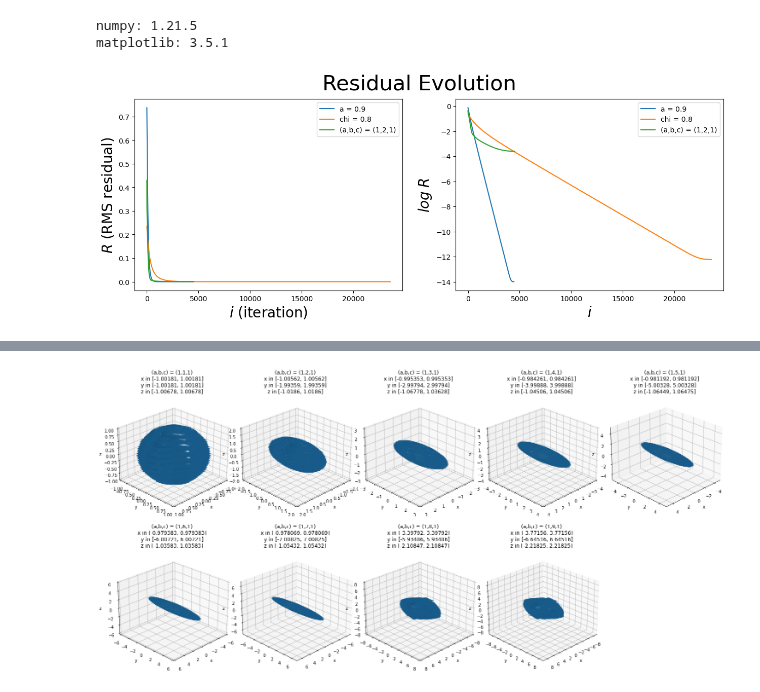
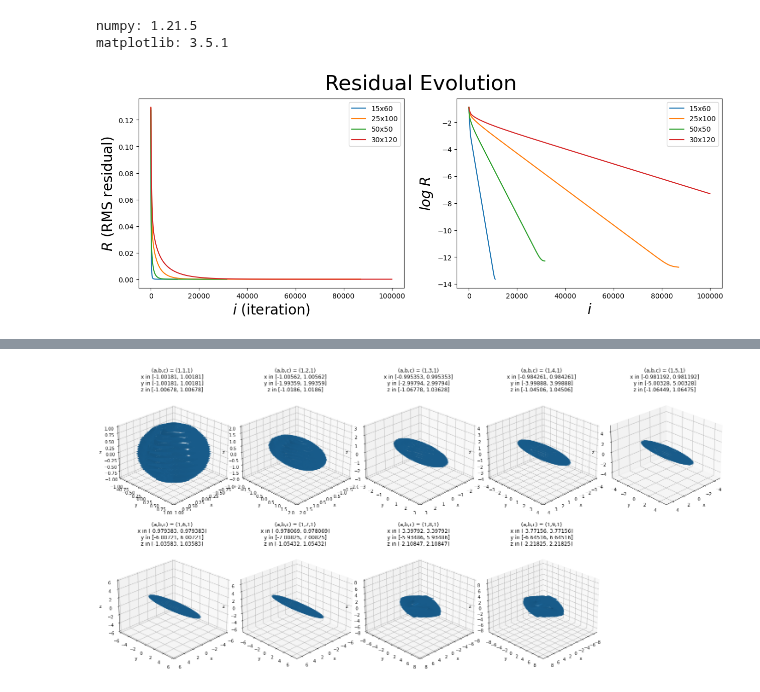
Before and after one commit to iago-mendes/eucled, a Jupyter notebook: src/exercises/08-embedding/assets/plots.ipynb, the cells around one changed output, grey strips where cells are left out. Saved outputs shown, nothing was run; the diff lists cells and outputs as text; code cells hidden in the pictures.

```diff
--- a/src/exercises/08-embedding/assets/plots.ipynb
+++ b/src/exercises/08-embedding/assets/plots.ipynb
@@ -19,9 +19,11 @@ matplotlib: 3.5.1
 fig, (ax1, ax2) = plt.subplots(1,2)
 
 entries = [
-	[np.genfromtxt('residuals_0.9.csv', delimiter=','), 'a = 0.9'],
-	[np.genfromtxt('residuals_0.8.csv', delimiter=','), 'chi = 0.8'],
-	[np.genfromtxt('residuals_121.0.csv', delimiter=','), '(a,b,c) = (1,2,1)'],
+	[np.genfromtxt('residuals_15.csv', delimiter=','), '15x60'],
+	[np.genfromtxt('residuals_25.csv', delimiter=','), '25x100'],
+	[np.genfromtxt('residuals_50.csv', delimiter=','), '50x50'],
+	[np.genfromtxt('residuals_30.0.csv', delimiter=','), '30x120'],
+	# [np.genfromtxt('residuals_40.0.csv', delimiter=','), '40x160'],
 ]
 
 
@@ -34,34 +36,34 @@ for entry in entries:
 	label = entry[1]
 
 	# for i in i_values:
 	# 	log_i_values.append(np.log(i) / np.log(10))
 
 	for residual in residuals:
 		log_residuals.append(np.log(residual) / np.log(10))
 
 	ax1.plot(i_values, residuals, label = label)
 	ax1.set(xlabel='$i$ (iteration)', ylabel='$R$ (RMS residual)')
 
 
 	ax2.plot(i_values, log_residuals, label = label)
 	ax2.set(xlabel='$i$', ylabel='$log \; R$')
 	# ax2.plot(log_i_values, log_residuals)
 	# ax2.set(xlabel='$\log \; i$', ylabel='$\log \; R$')
 
 ax1.xaxis.label.set_fontsize(20)
 ax1.yaxis.label.set_fontsize(20)
 ax2.xaxis.label.set_fontsize(20)
 ax2.yaxis.label.set_fontsize(20)
 
 fig.suptitle('Residual Evolution', fontsize=30)
 fig.set_size_inches(15, 5, forward=True)
 fig.set_dpi(100)
 
 ax1.legend()
 ax2.legend()
 plt.show()
 # %% [output]
-[figure, old version]
+[figure, new version]
 # %%
 # RESIDUAL DISTRIBUTION ANIMATION
 
```
Also changed, not shown: parts of 3 cells of this notebook, 3 other files.
